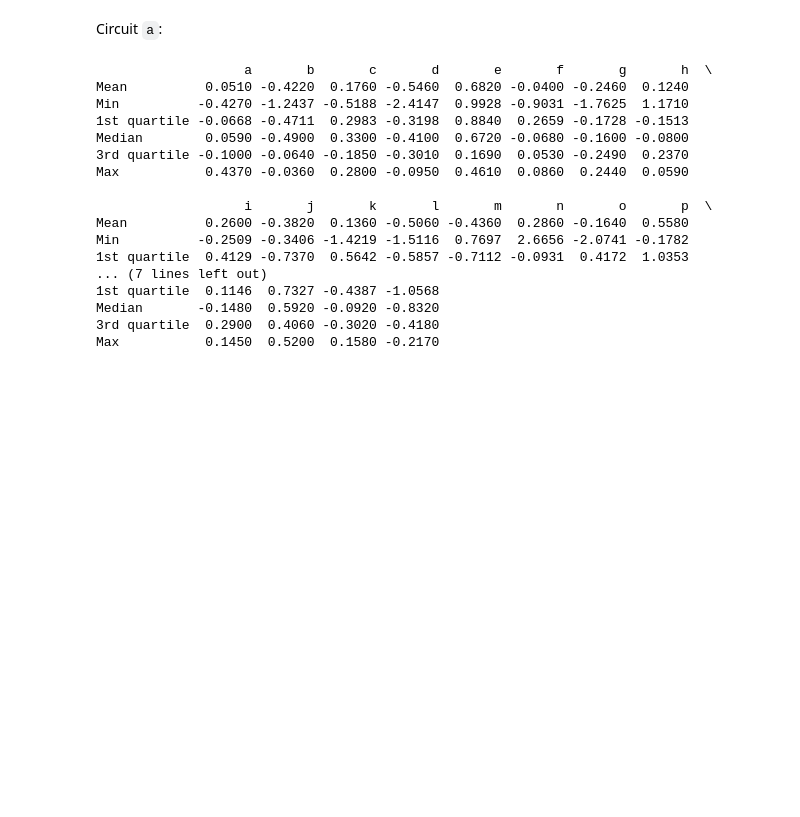
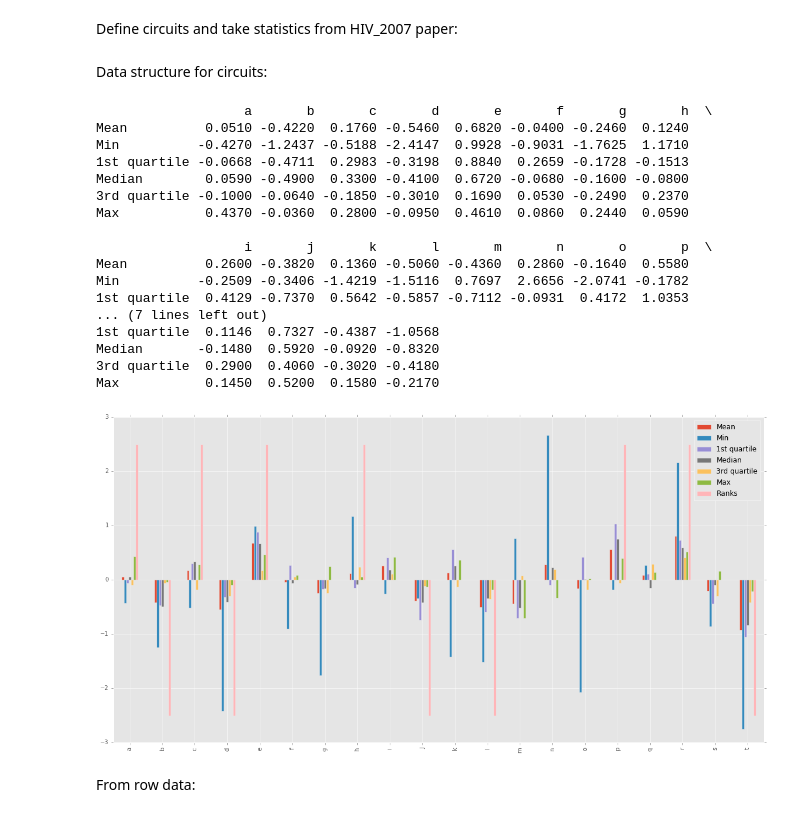
Before and after one commit to gavryushkin/fitlands, a Jupyter notebook: HIV_2007_conventional_analysis.ipynb, the cells around one changed output. Saved outputs shown, nothing was run; the diff lists cells and outputs as text; code cells hidden in the pictures; blank space fills up the shorter version.

Commit message:
stats for HIV_2007

```diff
--- a/HIV_2007_conventional_analysis.ipynb
+++ b/HIV_2007_conventional_analysis.ipynb
@@ -1 +1,3 @@
+# %% [markdown]
+Define circuits and take statistics from HIV_2007 paper:
 # %%
@@ -277,154 +293,161 @@ w100.max_value = 1.875
 w101.max_value = 1.887
 w110.max_value = 1.692
 w111.max_value = 1.79
-# %% [markdown]
-Circuit `a`:
+# %% [markdown]
+Data structure for circuits:
 # %%
-import pandas as pd
+circuit = pd.DataFrame(index=("Mean", "Min", "1st quartile", "Median", "3rd quartile", "Max"))
 
-data = [a(w000, w001, w010, w011, w100, w101, w110, w111).mean_value,
-        a(w000, w001, w010, w011, w100, w101, w110, w111).min_value,
-        a(w000, w001, w010, w011, w100, w101, w110, w111).Q1_value,
-        a(w000, w001, w010, w011, w100, w101, w110, w111).median_value,
-        a(w000, w001, w010, w011, w100, w101, w110, w111).Q3_value,
-        a(w000, w001, w010, w011, w100, w101, w110, w111).max_value]
-a_circ = pd.DataFrame(data, columns=["a"], index=("Mean", "Min", "1st quartile", "Median", "3rd quartile", "Max"))
-a_circ["b"] = [b(w000, w001, w010, w011, w100, w101, w110, w111).mean_value,
+circuit["a"] = [a(w000, w001, w010, w011, w100, w101, w110, w111).mean_value,
+                a(w000, w001, w010, w011, w100, w101, w110, w111).min_value,
+                a(w000, w001, w010, w011, w100, w101, w110, w111).Q1_value,
+                a(w000, w001, w010, w011, w100, w101, w110, w111).median_value,
+                a(w000, w001, w010, w011, w100, w101, w110, w111).Q3_value,
+                a(w000, w001, w010, w011, w100, w101, w110, w111).max_value]
+circuit["b"] = [b(w000, w001, w010, w011, w100, w101, w110, w111).mean_value,
                b(w000, w001, w010, w011, w100, w101, w110, w111).min_value,
                b(w000, w001, w010, w011, w100, w101, w110, w111).Q1_value,
                b(w000, w001, w010, w011, w100, w101, w110, w111).median_value,
                b(w000, w001, w010, w011, w100, w101, w110, w111).Q3_value,
                b(w000, w001, w010, w011, w100, w101, w110, w111).max_value]
-a_circ["c"] = [c(w000, w001, w010, w011, w100, w101, w110, w111).mean_value,
+circuit["c"] = [c(w000, w001, w010, w011, w100, w101, w110, w111).mean_value,
                c(w000, w001, w010, w011, w100, w101, w110, w111).min_value,
                c(w000, w001, w010, w011, w100, w101, w110, w111).Q1_value,
                c(w000, w001, w010, w011, w100, w101, w110, w111).median_value,
                c(w000, w001, w010, w011, w100, w101, w110, w111).Q3_value,
                c(w000, w001, w010, w011, w100, w101, w110, w111).max_value]
-a_circ["d"] = [d(w000, w001, w010, w011, w100, w101, w110, w111).mean_value,
+circuit["d"] = [d(w000, w001, w010, w011, w100, w101, w110, w111).mean_value,
                d(w000, w001, w010, w011, w100, w101, w110, w111).min_value,
                d(w000, w001, w010, w011, w100, w101, w110, w111).Q1_value,
                d(w000, w001, w010, w011, w100, w101, w110, w111).median_value,
                d(w000, w001, w010, w011, w100, w101, w110, w111).Q3_value,
                d(w000, w001, w010, w011, w100, w101, w110, w111).max_value]
-a_circ["e"] = [e(w000, w001, w010, w011, w100, w101, w110, w111).mean_value,
+circuit["e"] = [e(w000, w001, w010, w011, w100, w101, w110, w111).mean_value,
                e(w000, w001, w010, w011, w100, w101, w110, w111).min_value,
                e(w000, w001, w010, w011, w100, w101, w110, w111).Q1_value,
                e(w000, w001, w010, w011, w100, w101, w110, w111).median_value,
                e(w000, w001, w010, w011, w100, w101, w110, w111).Q3_value,
                e(w000, w001, w010, w011, w100, w101, w110, w111).max_value]
-a_circ["f"] = [f(w000, w001, w010, w011, w100, w101, w110, w111).mean_value,
+circuit["f"] = [f(w000, w001, w010, w011, w100, w101, w110, w111).mean_value,
                f(w000, w001, w010, w011, w100, w101, w110, w111).min_value,
                f(w000, w001, w010, w011, w100, w101, w110, w111).Q1_value,
                f(w000, w001, w010, w011, w100, w101, w110, w111).median_value,
                f(w000, w001, w010, w011, w100, w101, w110, w111).Q3_value,
                f(w000, w001, w010, w011, w100, w101, w110, w111).max_value]
-a_circ["g"] = [g(w000, w001, w010, w011, w100, w101, w110, w111).mean_value,
+circuit["g"] = [g(w000, w001, w010, w011, w100, w101, w110, w111).mean_value,
                g(w000, w001, w010, w011, w100, w101, w110, w111).min_value,
                g(w000, w001, w010, w011, w100, w101, w110, w111).Q1_value,
                g(w000, w001, w010, w011, w100, w101, w110, w111).median_value,
                g(w000, w001, w010, w011, w100, w101, w110, w111).Q3_value,
                g(w000, w001, w010, w011, w100, w101, w110, w111).max_value]
-a_circ["h"] = [h(w000, w001, w010, w011, w100, w101, w110, w111).mean_value,
+circuit["h"] = [h(w000, w001, w010, w011, w100, w101, w110, w111).mean_value,
                h(w000, w001, w010, w011, w100, w101, w110, w111).min_value,
                h(w000, w001, w010, w011, w100, w101, w110, w111).Q1_value,
                h(w000, w001, w010, w011, w100, w101, w110, w111).median_value,
                h(w000, w001, w010, w011, w100, w101, w110, w111).Q3_value,
                h(w000, w001, w010, w011, w100, w101, w110, w111).max_value]
-a_circ["h"] = [h(w000, w001, w010, w011, w100, w101, w110, w111).mean_value,
+circuit["h"] = [h(w000, w001, w010, w011, w100, w101, w110, w111).mean_value,
                h(w000, w001, w010, w011, w100, w101, w110, w111).min_value,
                h(w000, w001, w010, w011, w100, w101, w110, w111).Q1_value,
                h(w000, w001, w010, w011, w100, w101, w110, w111).median_value,
                h(w000, w001, w010, w011, w100, w101, w110, w111).Q3_value,
                h(w000, w001, w010, w011, w100, w101, w110, w111).max_value]
-a_circ["i"] = [i(w000, w001, w010, w011, w100, w101, w110, w111).mean_value,
+circuit["i"] = [i(w000, w001, w010, w011, w100, w101, w110, w111).mean_value,
                i(w000, w001, w010, w011, w100, w101, w110, w111).min_value,
                i(w000, w001, w010, w011, w100, w101, w110, w111).Q1_value,
                i(w000, w001, w010, w011, w100, w101, w110, w111).median_value,
                i(w000, w001, w010, w011, w100, w101, w110, w111).Q3_value,
                i(w000, w001, w010, w011, w100, w101, w110, w111).max_value]
-a_circ["j"] = [j(w000, w001, w010, w011, w100, w101, w110, w111).mean_value,
+circuit["j"] = [j(w000, w001, w010, w011, w100, w101, w110, w111).mean_value,
                j(w000, w001, w010, w011, w100, w101, w110, w111).min_value,
                j(w000, w001, w010, w011, w100, w101, w110, w111).Q1_value,
                j(w000, w001, w010, w011, w100, w101, w110, w111).median_value,
                j(w000, w001, w010, w011, w100, w101, w110, w111).Q3_value,
                j(w000, w001, w010, w011, w100, w101, w110, w111).max_value]
-a_circ["k"] = [k(w000, w001, w010, w011, w100, w101, w110, w111).mean_value,
+circuit["k"] = [k(w000, w001, w010, w011, w100, w101, w110, w111).mean_value,
                k(w000, w001, w010, w011, w100, w101, w110, w111).min_value,
                k(w000, w001, w010, w011, w100, w101, w110, w111).Q1_value,
                k(w000, w001, w010, w011, w100, w101, w110, w111).median_value,
                k(w000, w001, w010, w011, w100, w101, w110, w111).Q3_value,
                k(w000, w001, w010, w011, w100, w101, w110, w111).max_value]
-a_circ["l"] = [l(w000, w001, w010, w011, w100, w101, w110, w111).mean_value,
+circuit["l"] = [l(w000, w001, w010, w011, w100, w101, w110, w111).mean_value,
                l(w000, w001, w010, w011, w100, w101, w110, w111).min_value,
                l(w000, w001, w010, w011, w100, w101, w110, w111).Q1_value,
                l(w000, w001, w010, w011, w100, w101, w110, w111).median_value,
                l(w000, w001, w010, w011, w100, w101, w110, w111).Q3_value,
                l(w000, w001, w010, w011, w100, w101, w110, w111).max_value]
-a_circ["m"] = [m(w000, w001, w010, w011, w100, w101, w110, w111).mean_value,
+circuit["m"] = [m(w000, w001, w010, w011, w100, w101, w110, w111).mean_value,
                m(w000, w001, w010, w011, w100, w101, w110, w111).min_value,
                m(w000, w001, w010, w011, w100, w101, w110, w111).Q1_value,
                m(w000, w001, w010, w011, w100, w101, w110, w111).median_value,
                m(w000, w001, w010, w011, w100, w101, w110, w111).Q3_value,
                m(w000, w001, w010, w011, w100, w101, w110, w111).max_value]
-a_circ["n"] = [n(w000, w001, w010, w011, w100, w101, w110, w111).mean_value,
+circuit["n"] = [n(w000, w001, w010, w011, w100, w101, w110, w111).mean_value,
                n(w000, w001, w010, w011, w100, w101, w110, w111).min_value,
                n(w000, w001, w010, w011, w100, w101, w110, w111).Q1_value,
                n(w000, w001, w010, w011, w100, w101, w110, w111).median_value,
                n(w000, w001, w010, w011, w100, w101, w110, w111).Q3_value,
                n(w000, w001, w010, w011, w100, w101, w110, w111).max_value]
-a_circ["o"] = [o(w000, w001, w010, w011, w100, w101, w110, w111).mean_value,
+circuit["o"] = [o(w000, w001, w010, w011, w100, w101, w110, w111).mean_value,
                o(w000, w001, w010, w011, w100, w101, w110, w111).min_value,
                o(w000, w001, w010, w011, w100, w101, w110, w111).Q1_value,
                o(w000, w001, w010, w011, w100, w101, w110, w111).median_value,
                o(w000, w001, w010, w011, w100, w101, w110, w111).Q3_value,
                o(w000, w001, w010, w011, w100, w101, w110, w111).max_value]
-a_circ["p"] = [p(w000, w001, w010, w011, w100, w101, w110, w111).mean_value,
+circuit["p"] = [p(w000, w001, w010, w011, w100, w101, w110, w111).mean_value,
                p(w000, w001, w010, w011, w100, w101, w110, w111).min_value,
                p(w000, w001, w010, w011, w100, w101, w110, w111).Q1_value,
                p(w000, w001, w010, w011, w100, w101, w110, w111).median_value,
                p(w000, w001, w010, w011, w100, w101, w110, w111).Q3_value,
                p(w000, w001, w010, w011, w100, w101, w110, w111).max_value]
-a_circ["q"] = [q(w000, w001, w010, w011, w100, w101, w110, w111).mean_value,
+circuit["q"] = [q(w000, w001, w010, w011, w100, w101, w110, w111).mean_value,
                q(w000, w001, w010, w011, w100, w101, w110, w111).min_value,
                q(w000, w001, w010, w011, w100, w101, w110, w111).Q1_value,
                q(w000, w001, w010, w011, w100, w101, w110, w111).median_value,
                q(w000, w001, w010, w011, w100, w101, w110, w111).Q3_value,
                q(w000, w001, w010, w011, w100, w101, w110, w111).max_value]
-a_circ["r"] = [r(w000, w001, w010, w011, w100, w101, w110, w111).mean_value,
+circuit["r"] = [r(w000, w001, w010, w011, w100, w101, w110, w111).mean_value,
                r(w000, w001, w010, w011, w100, w101, w110, w111).min_value,
                r(w000, w001, w010, w011, w100, w101, w110, w111).Q1_value,
                r(w000, w001, w010, w011, w100, w101, w110, w111).median_value,
                r(w000, w001, w010, w011, w100, w101, w110, w111).Q3_value,
                r(w000, w001, w010, w011, w100, w101, w110, w111).max_value]
-a_circ["s"] = [s(w000, w001, w010, w011, w100, w101, w110, w111).mean_value,
+circuit["s"] = [s(w000, w001, w010, w011, w100, w101, w110, w111).mean_value,
                s(w000, w001, w010, w011, w100, w101, w110, w111).min_value,
                s(w000, w001, w010, w011, w100, w101, w110, w111).Q1_value,
                s(w000, w001, w010, w011, w100, w101, w110, w111).median_value,
                s(w000, w001, w010, w011, w100, w101, w110, w111).Q3_value,
                s(w000, w001, w010, w011, w100, w101, w110, w111).max_value]
-a_circ["t"] = [t(w000, w001, w010, w011, w100, w101, w110, w111).mean_value,
+circuit["t"] = [t(w000, w001, w010, w011, w100, w101, w110, w111).mean_value,
                t(w000, w001, w010, w011, w100, w101, w110, w111).min_value,
                t(w000, w001, w010, w011, w100, w101, w110, w111).Q1_value,
                t(w000, w001, w010, w011, w100, w101, w110, w111).median_value,
                t(w000, w001, w010, w011, w100, w101, w110, w111).Q3_value,
                t(w000, w001, w010, w011, w100, w101, w110, w111).max_value]
-print(a_circ)
+
+circuit_transposed = circuit.transpose()
+circuit_transposed["Ranks"] = [2.5, -2.5, 2.5, -2.5, 2.5, 0, 0, 2.5, 0, -2.5, 0, -2.5, 0, 0, 0, 2.5, 0, 2.5, 0, -2.5]
+print(circuit)
+circuit_transposed.plot.bar(figsize=(20,10))
+plt.savefig("HIV_2007_conventional_stats.pdf")
 # %% [output]
                    a       b       c       d       e       f       g       h  \
 Mean          0.0510 -0.4220  0.1760 -0.5460  0.6820 -0.0400 -0.2460  0.1240
 Min          -0.4270 -1.2437 -0.5188 -2.4147  0.9928 -0.9031 -1.7625  1.1710
 1st quartile -0.0668 -0.4711  0.2983 -0.3198  0.8840  0.2659 -0.1728 -0.1513
 Median        0.0590 -0.4900  0.3300 -0.4100  0.6720 -0.0680 -0.1600 -0.0800
 3rd quartile -0.1000 -0.0640 -0.1850 -0.3010  0.1690  0.0530 -0.2490  0.2370
 Max           0.4370 -0.0360  0.2800 -0.0950  0.4610  0.0860  0.2440  0.0590
 
                    i       j       k       l       m       n       o       p  \
 Mean          0.2600 -0.3820  0.1360 -0.5060 -0.4360  0.2860 -0.1640  0.5580
 Min          -0.2509 -0.3406 -1.4219 -1.5116  0.7697  2.6656 -2.0741 -0.1782
 1st quartile  0.4129 -0.7370  0.5642 -0.5857 -0.7112 -0.0931  0.4172  1.0353
 ... (7 lines left out)
 1st quartile  0.1146  0.7327 -0.4387 -1.0568
 Median       -0.1480  0.5920 -0.0920 -0.8320
 3rd quartile  0.2900  0.4060 -0.3020 -0.4180
 Max           0.1450  0.5200  0.1580 -0.2170
+[figure, added]
+# %% [markdown]
+From row data:
```
Also changed, not shown: parts of 3 cells of this notebook.
